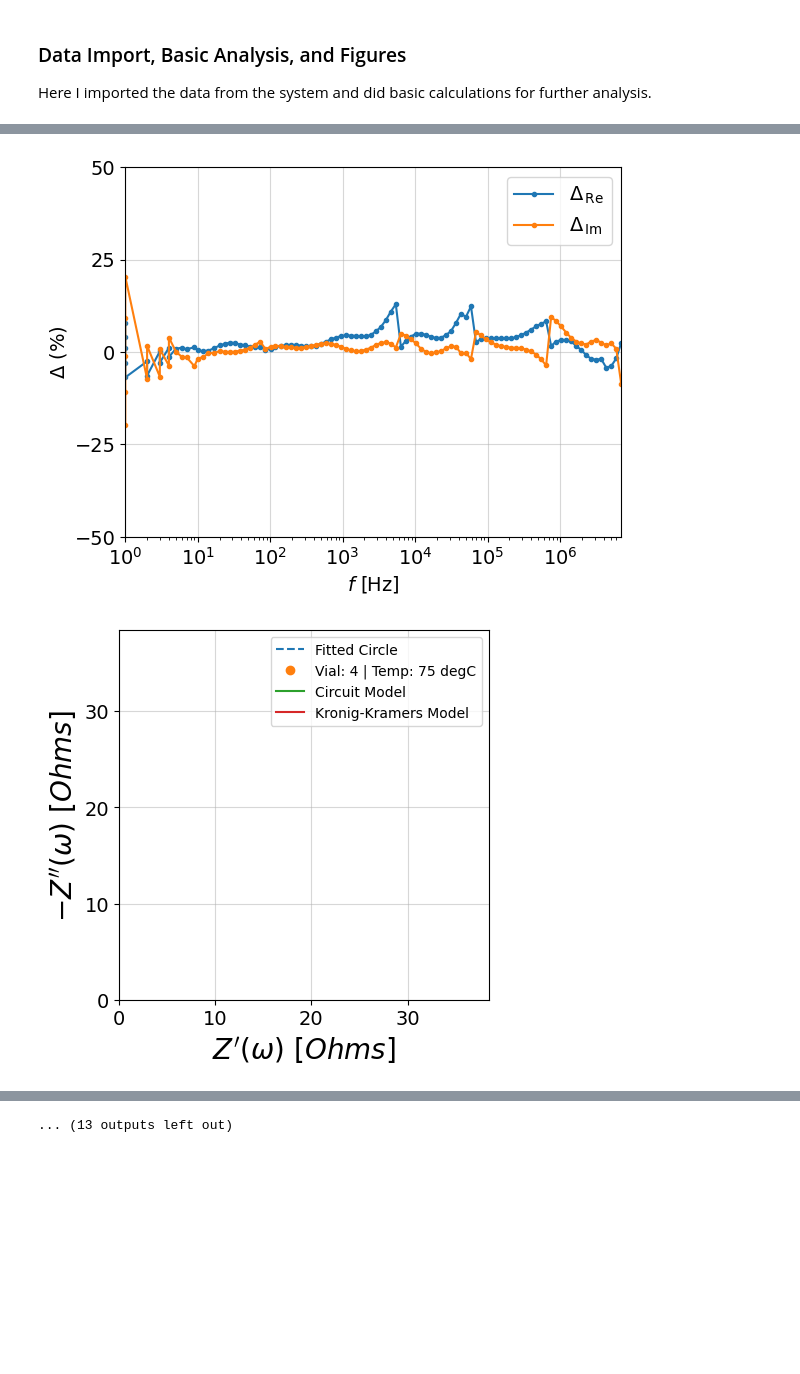
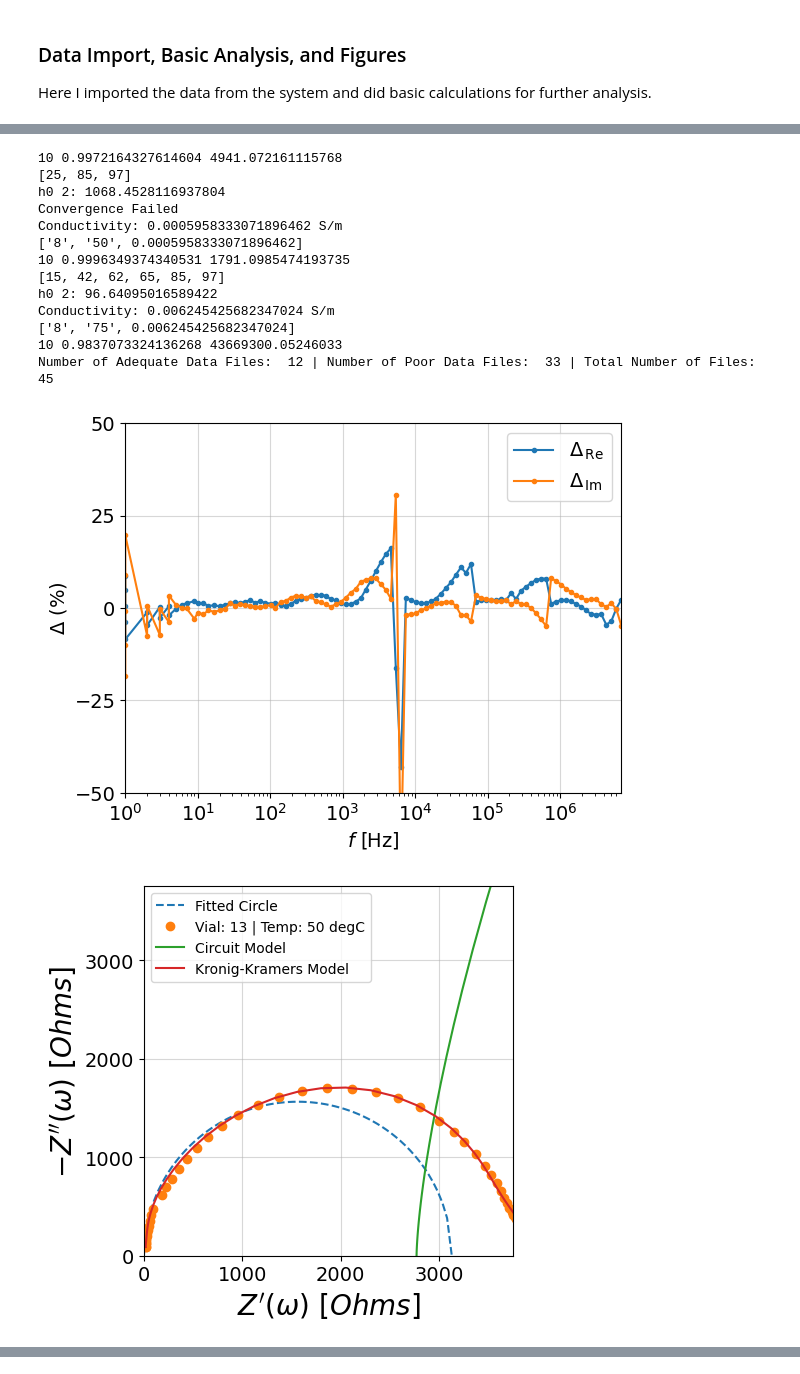
Before and after one commit to milesmsmith/auto-eis-conductivity, a Jupyter notebook: Data_Visualization_EIS.ipynb, the cells around one changed output, grey strips where cells are left out. Drawn from its saved outputs; the diff is of its cells as text; code cells hidden in the pictures; blank space fills up the shorter version.

Commit message:
Messing around with conductivity convergence

```diff
--- a/Data_Visualization_EIS.ipynb
+++ b/Data_Visualization_EIS.ipynb
@@ -26,15 +26,15 @@ Vial 1: 0.2 mol, 1.00 mol, 2.00 mol, 3.75 mol
 ### Configure User Inputs
 # %%
 # Set the directory path to where the data files (*.txt) format are located on the computer
-directory_path = '/Users/milessmith/Documents/GitHub/mit-tri-robot/eis_sample_data' # Miles MacBook Pro (for testing)
+# directory_path = '/Users/milessmith/Documents/GitHub/mit-tri-robot/eis_sample_data' # Miles MacBook Pro (for testing)
 # directory_path = 'C:\\Users\miles\Documents\GitHub\mit-tri-robot\eis_sample_data'
-# directory_path = 'C:\EIS' # Unchained Labs computer USE THIS DIRECTORY PATH IN 6-020
+directory_path = 'C:\EIS' # Unchained Labs computer USE THIS DIRECTORY PATH IN 6-020
 
 # Do you want to filter out bad data?
 data_filter_selection = 1 # 1 = yes / 0 = no
 # If yes, I use the expected value of the residuals compared to a model to determine if the data is adequate.
 # What should the threshold be to flag data?
-avg_residuals_cutoff = 0.07
+avg_residuals_cutoff = 0.05
 # avg_residuals_cutoff = math.inf
 
 # Cell Configuraton
@@ -74,13 +74,13 @@ Temperature (degC): 25
 # plate_number = '103965_'
 plate_number = "skip"
 
-# vial_number = '_5_' # YOU CAN FILTER BY VIAL NUMBER
+# vial_number = '_4_' # YOU CAN FILTER BY VIAL NUMBER
 vial_number = "skip"
 
 # NOTE: Some of the dates are incorrect, so it might be good to configure the code to look at two dates.
-date1 = '_20230918_' # PICK THE DATE OF THE SAMPLE YOU ARE INTERESTED
+date1 = '_20231002_' # PICK THE DATE OF THE SAMPLE YOU ARE INTERESTED
 # date1 = "skip"
-date2 = '_202310917_'
+date2 = '_20231001_'
 # date2 = "skip"
 
 # temperature = '_25' # YOU CAN FILTER BY TEMPERATURE
@@ -261,24 +261,26 @@ for path in useful_path:
             for i in range(len(res_imag)):
                 if i > 0:
                     dZ[i] = -(res_imag[i]-res_imag[i-1])
-                    buff_size = 8
-                    if i > buff_size + 5:
+                    buff_size = 10
+                    if i > buff_size:
                         temp_buf = []
                         for j in range(buff_size):
                             temp_buf.append(dZ[i-j])
-                        temp_median = statistics.mean(temp_buf)
+                        temp_median = statistics.median(temp_buf)
                         if (temp_median > 0) and (prev_median < 0):
                             critical_points.append(i)
                         prev_median = temp_median
 
-            try:
-                Z_circle = np.delete(Z_linKK, np.s_[critical_points[0]:])
-            except:
-                Z_circle = np.delete(Z_linKK, np.s_[35:])
-
+            print(critical_points)
+            erroneous_critical_point_index = 40
+            if critical_points[0] > erroneous_critical_point_index:
+                    Z_circle = Z_linKK[1:critical_points[0]]
+            else:
+                Z_circle = Z_linKK[1:critical_points[1]-15]
 
         # Fit to an ellipse.. How shall we generalize?
         h0 = max(Z_circle.real)/2 # Center position x
+        print("h0 2: " + str(h0))
         k0 = 0
         a0 = max(Z_circle.real)/2 # x radius
         b0 = max(Z_circle.real)/2 # y radius
@@ -287,16 +289,24 @@ for path in useful_path:
 
         try:
             optimized_params, _ = curve_fit(ellipse, Z_circle.real, -Z_circle.imag, p0=p0, method='dogbox')
-            Re_Z_range = np.linspace(0, max(Z_circle.real)*1.5, 20000)
+            Re_Z_range = np.linspace(0, max(Z_circle.real)*1.5, 100)
             Im_Z_fit = ellipse(Re_Z_range, *optimized_params)
             # print("[!!] Vial: " + vial_str + " Temp: " + temp_str + " | Parameters converged")
+            # conductivity_val = (1/Z_high[0])*length/area
+            conductivity_val = (1/(2*optimized_params[2]))*length/area
+            print("Conductivity: " + str(conductivity_val) + " S/m")
+            conductivity_array = [vial_str, temp_str, conductivity_val]
+            print(conductivity_array)
         except:
-            Re_Z_range = np.linspace(0, max(Z_circle.real)*1.5, 20000)
+            print("Convergence Failed")
+            Re_Z_range = np.linspace(0, max(Z_circle.real)*1.5, 100)
             Im_Z_fit = ellipse(Re_Z_range, *p0)
+            conductivity_val = (1/(2*p0[2]))*length/area
+            print("Conductivity: " + str(conductivity_val) + " S/m")
+            conductivity_array = [vial_str, temp_str, conductivity_val]
+            print(conductivity_array)
 
-        figure_lim = max(Z_circle.real)*2
-
-
+        figure_lim = max(Z_circle.real)*1.2
 
         Z_poly = []
         for i in range(len(Re_Z_range)):
@@ -305,14 +315,6 @@ for path in useful_path:
 
         Z_low = Z_poly[0].real
         Z_high = Re_Z_range[np.where(Im_Z_fit == min(Im_Z_fit))]
-
-        # conductivity_val = (1/Z_high[0])*length/area
-        print(optimized_params)
-        conductivity_val = (1/optimized_params[2])*length/area
-        print("Conductivity: " + str(conductivity_val) + " S/m")
-
-        conductivity_array = [vial_str, temp_str, conductivity_val]
-        print(conductivity_array)
 
         if (save_main_fig == 1):
             pass
@@ -430,2 +421,15 @@ Number of Adequate Data Files:  22 | Number of Poor Data Files:  19 | Total Numb
+10 0.9972164327614604 4941.072161115768
+[25, 85, 97]
+h0 2: 1068.4528116937804
+Convergence Failed
+Conductivity: 0.0005958333071896462 S/m
+['8', '50', 0.0005958333071896462]
+10 0.9996349374340531 1791.0985474193735
+[15, 42, 62, 65, 85, 97]
+h0 2: 96.64095016589422
+Conductivity: 0.006245425682347024 S/m
+['8', '75', 0.006245425682347024]
+10 0.9837073324136268 43669300.05246033
+Number of Adequate Data Files:  12 | Number of Poor Data Files:  33 | Total Number of Files:  45
-[figure, old version]
+[figure, new version]
-[figure, old version]
+[figure, new version]
@@ -439 +441,0 @@ Number of Adequate Data Files:  22 | Number of Poor Data Files:  19 | Total Numb
-... (13 outputs left out)
```
Also changed, not shown: parts of 2 cells of this notebook.
